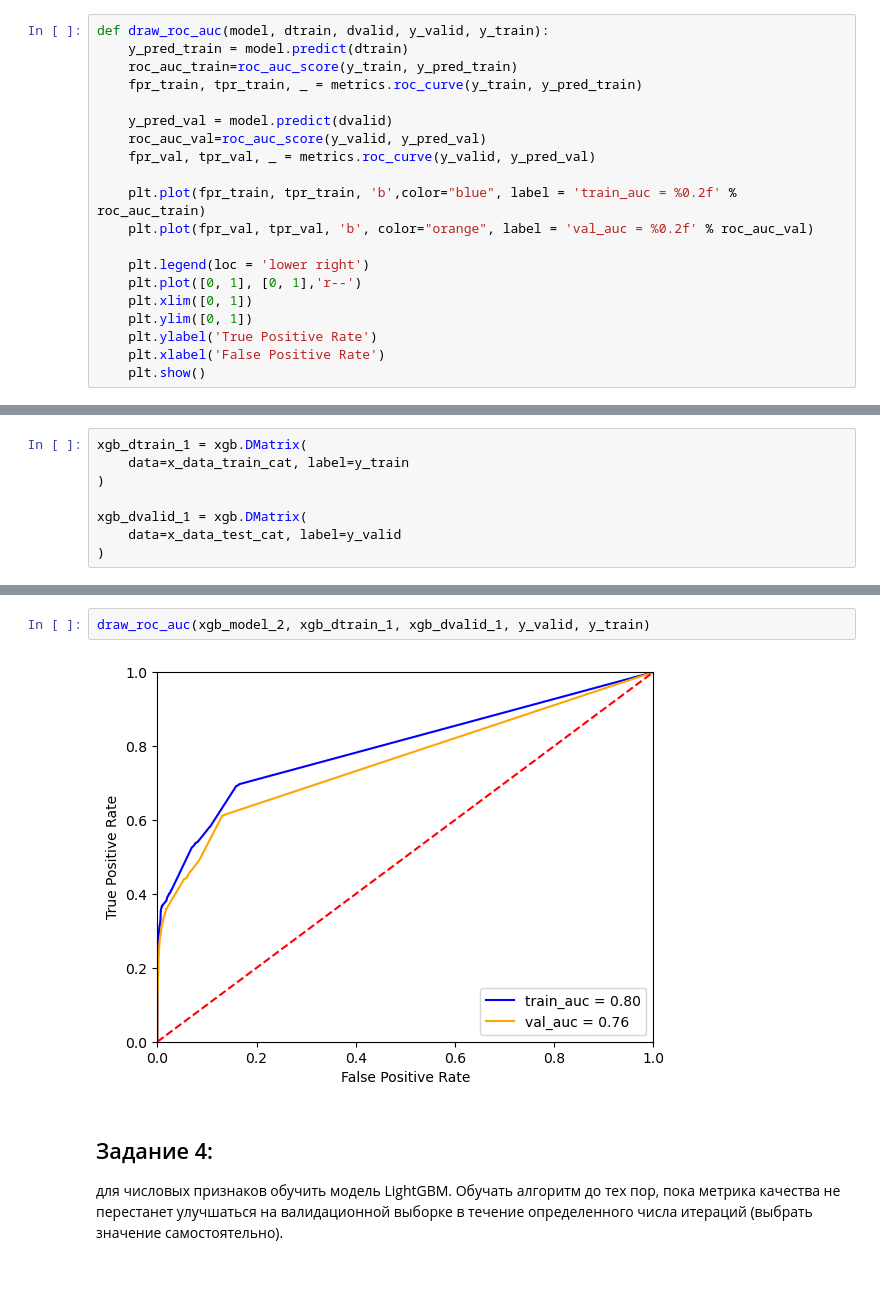
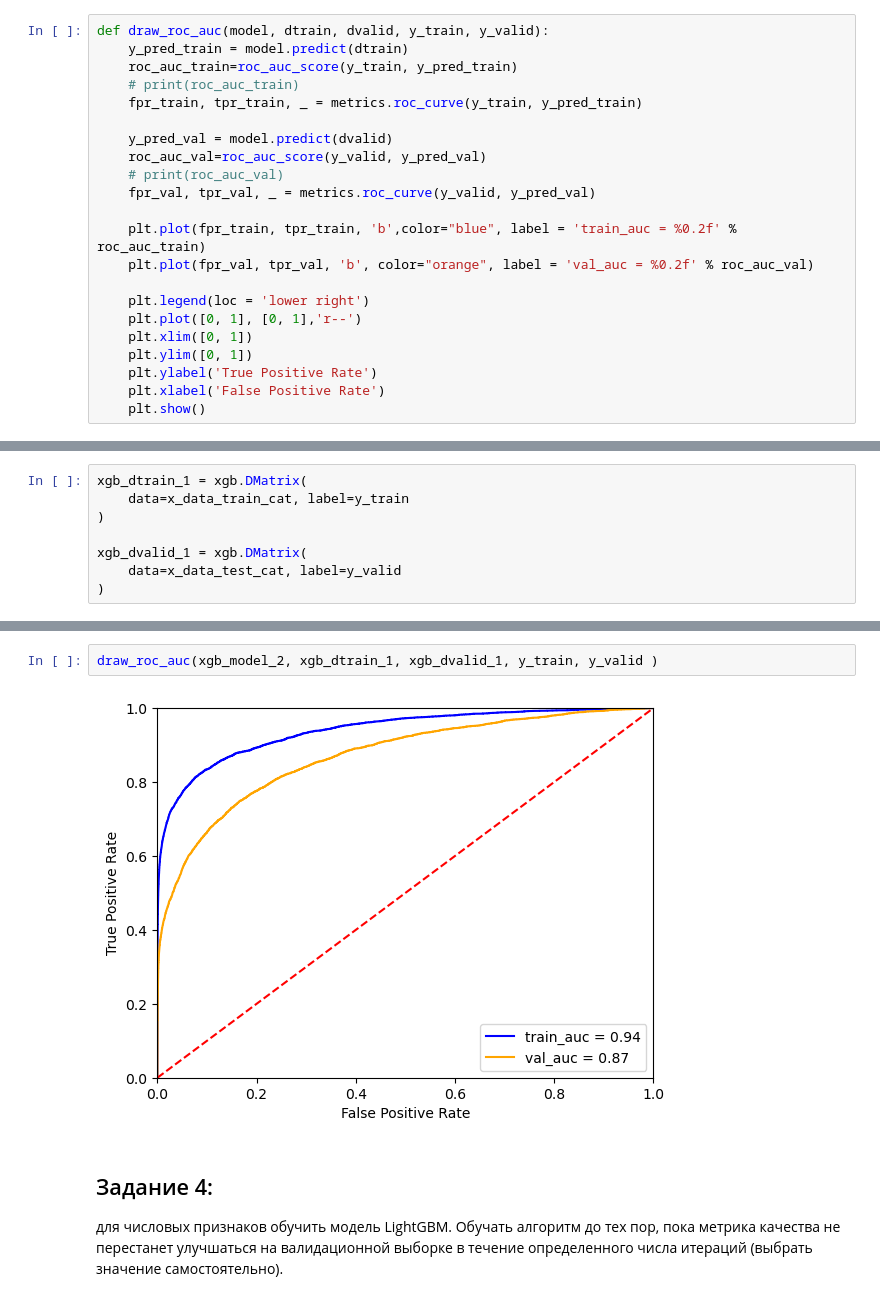
Before and after one commit to evelisko/GB_SDA_Kaggle, a Jupyter notebook: Lesson 2/HW_kaggle_Lesson_2.ipynb, the cells around one changed output, grey strips where cells are left out. Cells and saved outputs as stored; diff of their text form.

```diff
--- a/Lesson 2/HW_kaggle_Lesson_2.ipynb
+++ b/Lesson 2/HW_kaggle_Lesson_2.ipynb
@@ -298,13 +298,15 @@ Will train until valid-auc hasn't improved in 50 rounds.
 Stopping. Best iteration:
 [235]   train-auc:0.92362       valid-auc:0.86085
 # %%
-def draw_roc_auc(model, dtrain, dvalid, y_valid, y_train):
+def draw_roc_auc(model, dtrain, dvalid, y_train, y_valid):
     y_pred_train = model.predict(dtrain)
     roc_auc_train=roc_auc_score(y_train, y_pred_train)
+    # print(roc_auc_train)
     fpr_train, tpr_train, _ = metrics.roc_curve(y_train, y_pred_train)
 
     y_pred_val = model.predict(dvalid)
     roc_auc_val=roc_auc_score(y_valid, y_pred_val)
+    # print(roc_auc_val)
     fpr_val, tpr_val, _ = metrics.roc_curve(y_valid, y_pred_val)
 
     plt.plot(fpr_train, tpr_train, 'b',color="blue", label = 'train_auc = %0.2f' % roc_auc_train)
@@ -413,7 +424,7 @@ Will train until valid-auc hasn't improved in 50 rounds.
 # %%
-draw_roc_auc(xgb_model_2, xgb_dtrain_1, xgb_dvalid_1, y_valid, y_train)
+draw_roc_auc(xgb_model_2, xgb_dtrain_1, xgb_dvalid_1, y_train, y_valid )
 # %% [output]
-[figure, old version]
+[figure, new version]
 # %% [markdown]
 ## Задание 4:
 для числовых признаков обучить модель LightGBM. Обучать алгоритм до тех пор, пока метрика качества не перестанет улучшаться на валидационной выборке в течение определенного числа итераций (выбрать значение самостоятельно).
```
Also changed, not shown: parts of 25 cells of this notebook.
